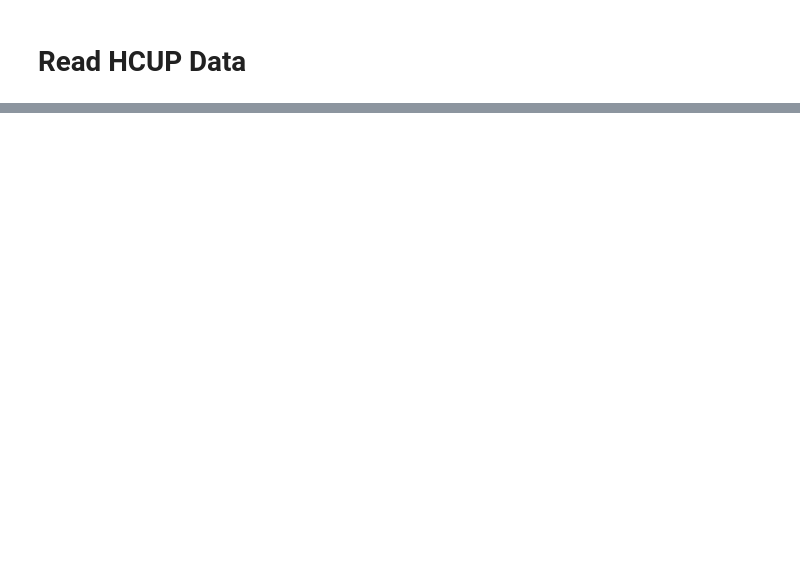
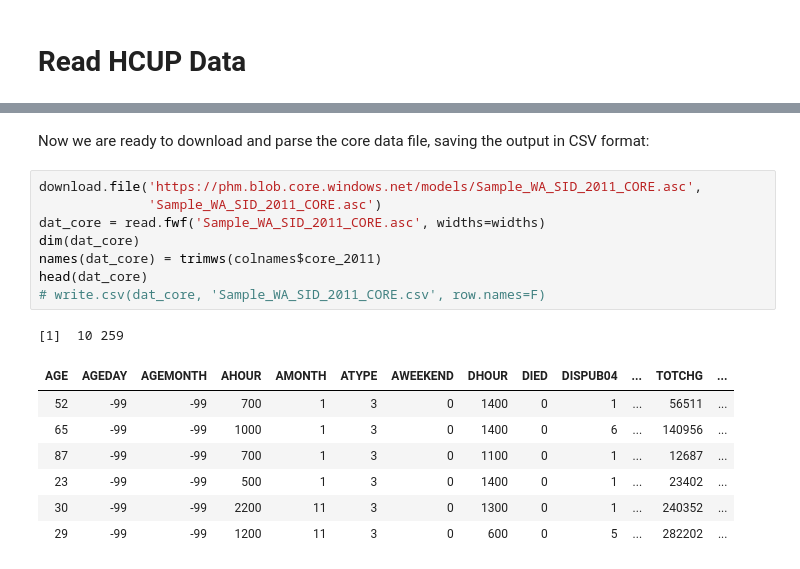
Before and after one commit to Azure/cortana-intelligence-population-health-management, a Jupyter notebook: ManualDeploymentGuide/Model/ReadHCUPdata.ipynb, the cells around one changed output, grey strips where cells are left out. Drawn from its saved outputs; the diff is of its cells as text; blank space fills up the shorter version.

```diff
--- a/ManualDeploymentGuide/Model/ReadHCUPdata.ipynb
+++ b/ManualDeploymentGuide/Model/ReadHCUPdata.ipynb
@@ -15,0 +53,19 @@ gc()
+# %% [markdown]
+Now we are ready to download and parse the core data file, saving the output in CSV format:
+# %%
+download.file('https://phm.blob.core.windows.net/models/Sample_WA_SID_2011_CORE.asc',
+              'Sample_WA_SID_2011_CORE.asc')
+dat_core = read.fwf('Sample_WA_SID_2011_CORE.asc', widths=widths)
+dim(dat_core)
+names(dat_core) = trimws(colnames$core_2011)
+head(dat_core)
+# write.csv(dat_core, 'Sample_WA_SID_2011_CORE.csv', row.names=F)
+# %% [output]
+[1]  10 259
+| AGE | AGEDAY | AGEMONTH | AHOUR | AMONTH | ATYPE | AWEEKEND | DHOUR | DIED | DISPUB04 | ... | TOTCHG | ... |
+| 52 | -99 | -99 | 700 | 1 | 3 | 0 | 1400 | 0 | 1 | ... | 56511 | ... |
+| 65 | -99 | -99 | 1000 | 1 | 3 | 0 | 1400 | 0 | 6 | ... | 140956 | ... |
+| 87 | -99 | -99 | 700 | 1 | 3 | 0 | 1100 | 0 | 1 | ... | 12687 | ... |
+| 23 | -99 | -99 | 500 | 1 | 3 | 0 | 1400 | 0 | 1 | ... | 23402 | ... |
+| 30 | -99 | -99 | 2200 | 11 | 3 | 0 | 1300 | 0 | 1 | ... | 240352 | ... |
+| 29 | -99 | -99 | 1200 | 11 | 3 | 0 | 600 | 0 | 5 | ... | 282202 | ... |
```
Also changed, not shown: parts of 15 cells of this notebook.
